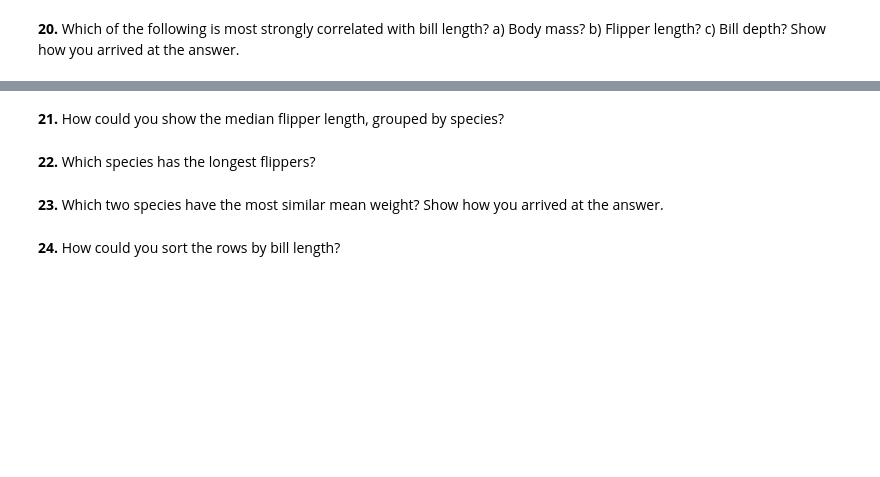
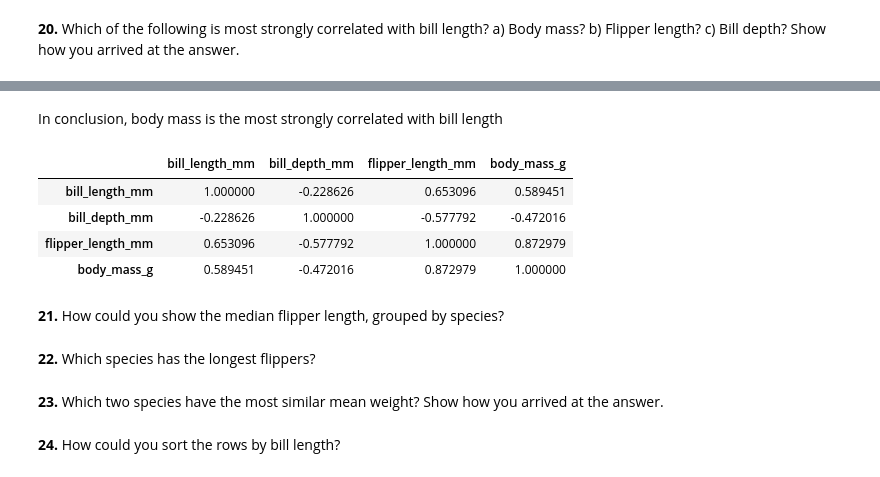
Before and after one commit to vrmelox/python_strike_for_perfection, a Jupyter notebook: booksource/exercises/PandasExercises.ipynb, the cells around one changed output, grey strips where cells are left out. Cells and saved outputs as stored; diff of their text form; code cells hidden in the pictures; blank space fills up the shorter version.

```diff
--- a/booksource/exercises/PandasExercises.ipynb
+++ b/booksource/exercises/PandasExercises.ipynb
@@ -153,3 +217,14 @@ df_penguins = sb.load_dataset('penguins')
+# %% [markdown]
+In conclusion, body mass is the most strongly correlated with bill length
+# %%
+corr = df_corr.corr()
+corr
+# %% [output]
+|  | bill_length_mm | bill_depth_mm | flipper_length_mm | body_mass_g |
+| bill_length_mm | 1.000000 | -0.228626 | 0.653096 | 0.589451 |
+| bill_depth_mm | -0.228626 | 1.000000 | -0.577792 | -0.472016 |
+| flipper_length_mm | 0.653096 | -0.577792 | 1.000000 | 0.872979 |
+| body_mass_g | 0.589451 | -0.472016 | 0.872979 | 1.000000 |
 # %% [markdown]
 **21.** How could you show the median flipper length, grouped by species?
 # %% [markdown]
```
Also changed, not shown: parts of 12 cells of this notebook.
